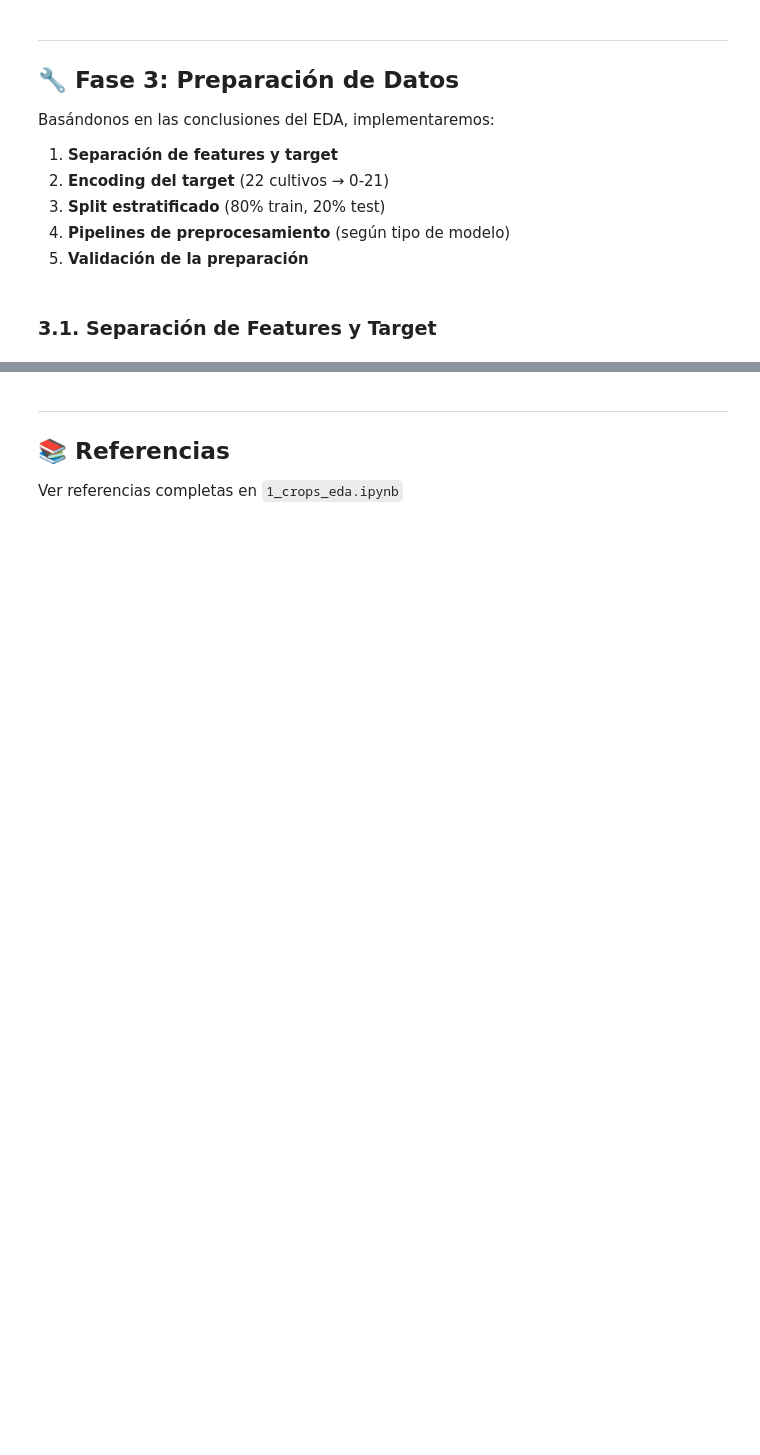
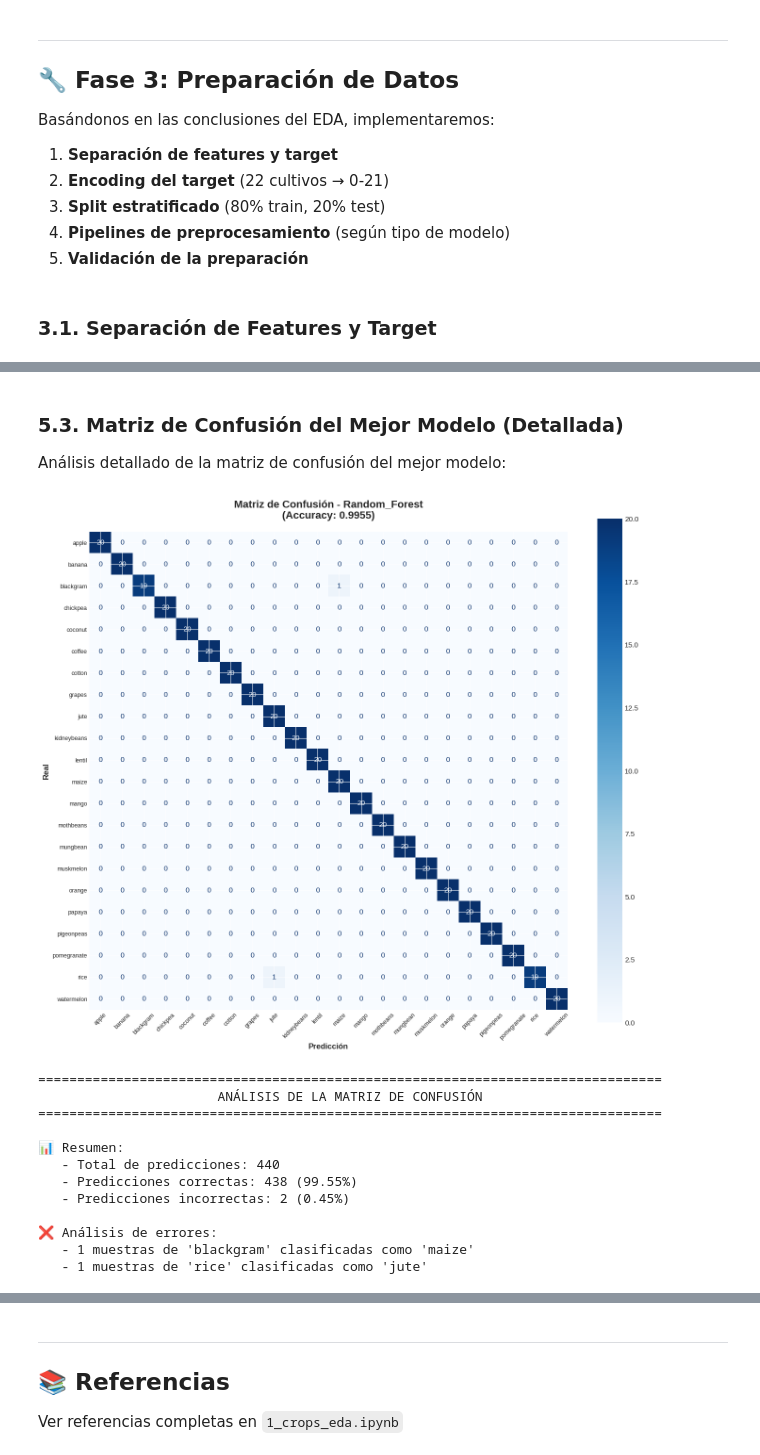
Before and after one commit to alejandrodgz/data_exploration, a Jupyter notebook: notebooks/2_crops_modeling.ipynb, the cells around one changed output, grey strips where cells are left out. Drawn from its saved outputs; the diff is of its cells as text; code cells hidden in the pictures; blank space fills up the shorter version.

```diff
--- a/notebooks/2_crops_modeling.ipynb
+++ b/notebooks/2_crops_modeling.ipynb
@@ -227,0 +918,67 @@ print("⏳ Sección en desarrollo...")
+# %% [markdown]
+### 5.3. Matriz de Confusión del Mejor Modelo (Detallada)
+
+Análisis detallado de la matriz de confusión del mejor modelo:
+# %%
+# ============================================
+# 5.3. Matriz de Confusión del Mejor Modelo (Detallada)
+# ============================================
+
+# Calcular matriz de confusión del mejor modelo
+cm_best = confusion_matrix(y_test_best, y_test_pred_best)
+
+# Visualizar con más detalle
+fig, ax = plt.subplots(figsize=(14, 12))
+disp = ConfusionMatrixDisplay(confusion_matrix=cm_best, display_labels=label_encoder.classes_)
+disp.plot(ax=ax, cmap='Blues', values_format='d', xticks_rotation=45)
+ax.set_title(f'Matriz de Confusión - {best_model_name}\n(Accuracy: {training_results[best_model_name]["test_accuracy"]:.4f})',
+            fontweight='bold', fontsize=16, pad=20)
+ax.set_xlabel('Predicción', fontsize=12, fontweight='bold')
+ax.set_ylabel('Real', fontsize=12, fontweight='bold')
+ax.tick_params(labelsize=9)
+plt.tight_layout()
+plt.show()
+
+# Analizar errores
+print("="*80)
+print("ANÁLISIS DE LA MATRIZ DE CONFUSIÓN".center(80))
+print("="*80)
+
+# Calcular total de predicciones correctas e incorrectas
+correct = np.trace(cm_best)
+incorrect = cm_best.sum() - correct
+total = cm_best.sum()
+
+print(f"\n📊 Resumen:")
+print(f"   - Total de predicciones: {total}")
+print(f"   - Predicciones correctas: {correct} ({correct/total*100:.2f}%)")
+print(f"   - Predicciones incorrectas: {incorrect} ({incorrect/total*100:.2f}%)")
+
+# Identificar clases con errores
+if incorrect > 0:
+    print(f"\n❌ Análisis de errores:")
+    errors_found = False
+    for i in range(len(label_encoder.classes_)):
+        for j in range(len(label_encoder.classes_)):
+            if i != j and cm_best[i, j] > 0:
+                errors_found = True
+                print(f"   - {cm_best[i, j]} muestras de '{label_encoder.classes_[i]}' clasificadas como '{label_encoder.classes_[j]}'")
+
+    if not errors_found:
+        print("   ✅ No se encontraron errores significativos")
+else:
+    print(f"\n✅ ¡Clasificación perfecta! Sin errores en el conjunto de prueba")
+# %% [output]
+[figure, added]
+================================================================================
+                       ANÁLISIS DE LA MATRIZ DE CONFUSIÓN
+================================================================================
+
+📊 Resumen:
+   - Total de predicciones: 440
+   - Predicciones correctas: 438 (99.55%)
+   - Predicciones incorrectas: 2 (0.45%)
+
+❌ Análisis de errores:
+   - 1 muestras de 'blackgram' clasificadas como 'maize'
+   - 1 muestras de 'rice' clasificadas como 'jute'
```
Also changed, not shown: parts of 43 cells of this notebook, 1 other file.
